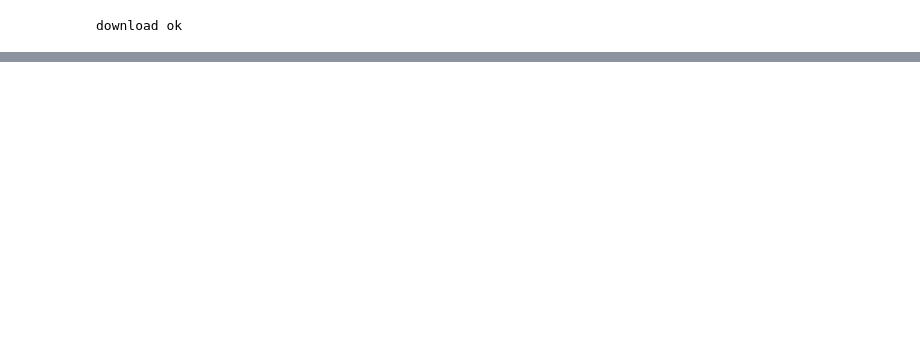
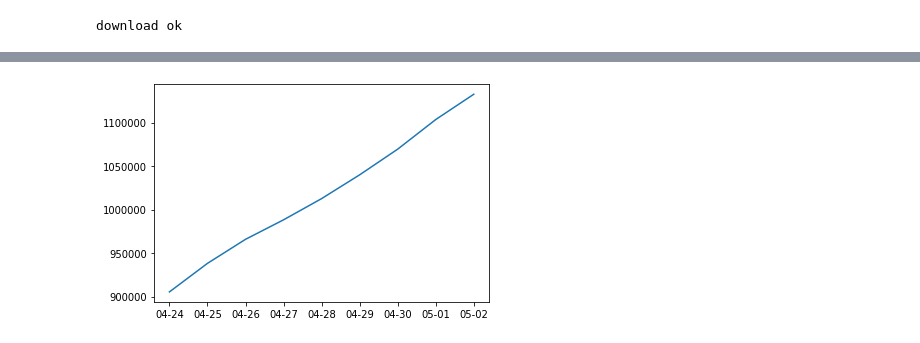
Before and after one commit to chinapnr/python_study, a Jupyter notebook: python_study_basic_notebook/Python Basic Lesson 14 - 访问网络 requests.ipynb, the cells around one changed output, grey strips where cells are left out. Drawn from its saved outputs; the diff is of its cells as text; code cells hidden in the pictures; blank space fills up the shorter version.

```diff
--- a/python_study_basic_notebook/Python Basic Lesson 14 - 访问网络 requests.ipynb
+++ b/python_study_basic_notebook/Python Basic Lesson 14 - 访问网络 requests.ipynb
@@ -48,0 +145,20 @@ download ok
+# %%
+# 截取需要的字典内容
+dict1 = data['data']['region']['US']
+print(dict1)
+
+print('---')
+
+# 根据字典进行遍历
+list1 = []
+list2 = []
+for key, value in dict1.items():
+    print(key,value)
+    list1.append(value['confirmed'])
+    list2.append(key[5:10])
+
+print('---')
+print(list1)
+
+print('---')
+print(list2)
@@ -48,0 +181,9 @@ download ok
+# %%
+# 绘制一个折线图
+
+import matplotlib.pyplot as plt
+
+plt.plot(list2,list1)
+plt.show()
+# %% [output]
+[figure, added]
```
Also changed, not shown: parts of 11 cells of this notebook, 4 other files.
